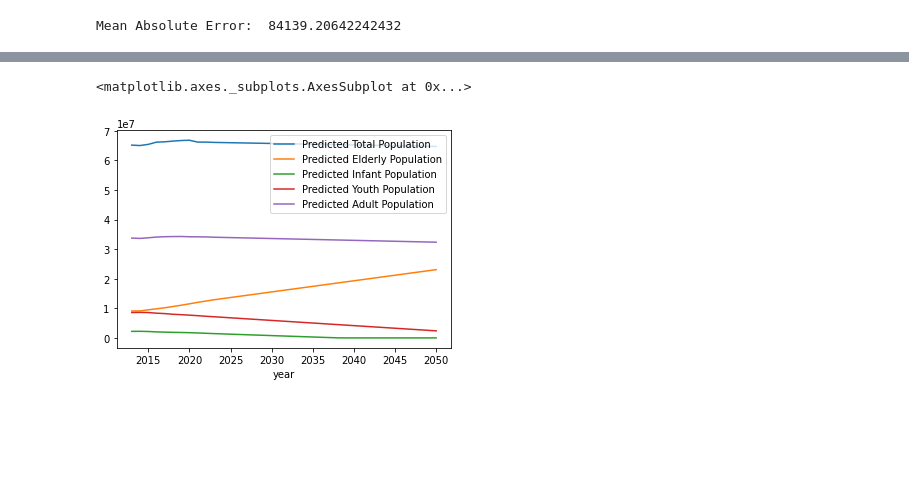
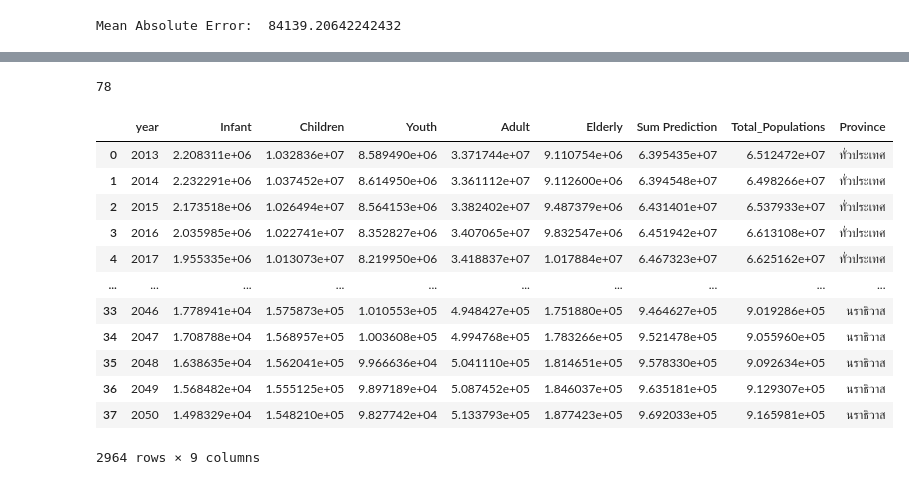
Before and after one commit to OrangeEngineer/ThailandPopulationAnalysis, a Jupyter notebook: AgePrediction.ipynb, the cells around one changed output, grey strips where cells are left out. Drawn from its saved outputs; the diff is of its cells as text; code cells hidden in the pictures; blank space fills up the shorter version.

Commit message:
refactor and fix AgePrediction

```diff
--- a/AgePrediction.ipynb
+++ b/AgePrediction.ipynb
@@ -131,22 +133,36 @@ ExpoSmoothPred = pd.DataFrame(years, columns = ["year"])
 # %%
-from statsmodels.tsa.holtwinters import ExponentialSmoothing
-from sklearn.model_selection import train_test_split
-
 # total_pops['year'] = pd.to_datetime(total_pops['year'])
 # total_pops.set_index('year', inplace=True)
-
+ExpoSmoothPredTotal = pd.DataFrame()
 # define the features and target
-y = total_pops['ผลรวมประชากรทั้งหมด']
+for Province in df['ชื่อจังหวัด'].drop_duplicates():
+    ExpoSmoothPred = pd.DataFrame(years, columns = ["year"])
+    total_pops = df[df['ชื่อจังหวัด']== Province][['ชื่อจังหวัด','year','Total_Populations','Infant','Children','Youth','Adult','Elderly']].sort_values('year')
 
 
-# Set the date column as the index
+    for AgeGroup in AgeGroups:
+        y = total_pops[AgeGroup]
+        # Set the date column as the index
 
-# Fit the model
-model = ExponentialSmoothing(y,trend='add').fit()
+        # Fit the model
+        model = ExponentialSmoothing(y,trend='add').fit()
 
-# Make predictions
-predictions = model.predict(start=0, end=len(total_pops)+27)
+        # Make predictions
+        predictions = model.predict(start=0, end=len(total_pops)+27)
+        ExpoSmoothPred[AgeGroup] = predictions
 
-ExpoSmoothPred['Predicted Total Population'] = predictions
-ExpoSmoothPred.plot.line(x='year',y='Predicted Total Population')
-plt.show()
+    ExpoSmoothPred['Sum Prediction'] = ExpoSmoothPred.loc[:,"Infant":"Elderly"].sum(axis=1)
+    #     ExpoSmoothPred.plot.line(x='year',y='Predicted '+AgeGroup+' Population')
+    #     plt.show()
+    y = total_pops['Total_Populations']
+    # Set the date column as the index
+
+    # Fit the model
+    model = ExponentialSmoothing(y,trend='add').fit()
+
+    # Make predictions
+    predictions = model.predict(start=0, end=len(total_pops)+27)
+    ExpoSmoothPred['Total_Populations'] = predictions
+    ExpoSmoothPred.clip(lower=0, inplace = True)
+    ExpoSmoothPred['Province'] = Province
+    ExpoSmoothPredTotal = pd.concat([ExpoSmoothPredTotal,ExpoSmoothPred])
@@ -253,6 +169,21 @@ ExpoSmoothPred.clip(lower=0, inplace = True)
-# %%
-ExpoSmoothPred.plot.line(x='year')
-# %% [output]
-<matplotlib.axes._subplots.AxesSubplot at 0x...>
-[figure, removed]
+# %%
+ExpoSmoothPredTotal.Province.nunique()
+# %% [output]
+78
+# %%
+ExpoSmoothPredTotal
+# %% [output]
+|  | year | Infant | Children | Youth | Adult | Elderly | Sum Prediction | Total_Populations | Province |
+| 0 | 2013 | 2.208311e+06 | 1.032836e+07 | 8.589490e+06 | 3.371744e+07 | 9.110754e+06 | 6.395435e+07 | 6.512472e+07 | ทั่วประเทศ |
+| 1 | 2014 | 2.232291e+06 | 1.037452e+07 | 8.614950e+06 | 3.361112e+07 | 9.112600e+06 | 6.394548e+07 | 6.498266e+07 | ทั่วประเทศ |
+| 2 | 2015 | 2.173518e+06 | 1.026494e+07 | 8.564153e+06 | 3.382402e+07 | 9.487379e+06 | 6.431401e+07 | 6.537933e+07 | ทั่วประเทศ |
+| 3 | 2016 | 2.035985e+06 | 1.022741e+07 | 8.352827e+06 | 3.407065e+07 | 9.832547e+06 | 6.451942e+07 | 6.613108e+07 | ทั่วประเทศ |
+| 4 | 2017 | 1.955335e+06 | 1.013073e+07 | 8.219950e+06 | 3.418837e+07 | 1.017884e+07 | 6.467323e+07 | 6.625162e+07 | ทั่วประเทศ |
+| ... | ... | ... | ... | ... | ... | ... | ... | ... | ... |
+| 33 | 2046 | 1.778941e+04 | 1.575873e+05 | 1.010553e+05 | 4.948427e+05 | 1.751880e+05 | 9.464627e+05 | 9.019286e+05 | นราธิวาส |
+| 34 | 2047 | 1.708788e+04 | 1.568957e+05 | 1.003608e+05 | 4.994768e+05 | 1.783266e+05 | 9.521478e+05 | 9.055960e+05 | นราธิวาส |
+| 35 | 2048 | 1.638635e+04 | 1.562041e+05 | 9.966636e+04 | 5.041110e+05 | 1.814651e+05 | 9.578330e+05 | 9.092634e+05 | นราธิวาส |
+| 36 | 2049 | 1.568482e+04 | 1.555125e+05 | 9.897189e+04 | 5.087452e+05 | 1.846037e+05 | 9.635181e+05 | 9.129307e+05 | นราธิวาส |
+| 37 | 2050 | 1.498329e+04 | 1.548210e+05 | 9.827742e+04 | 5.133793e+05 | 1.877423e+05 | 9.692033e+05 | 9.165981e+05 | นราธิวาส |
+2964 rows × 9 columns
 # %%
```
Also changed, not shown: parts of 11 cells of this notebook, 3 other files.
